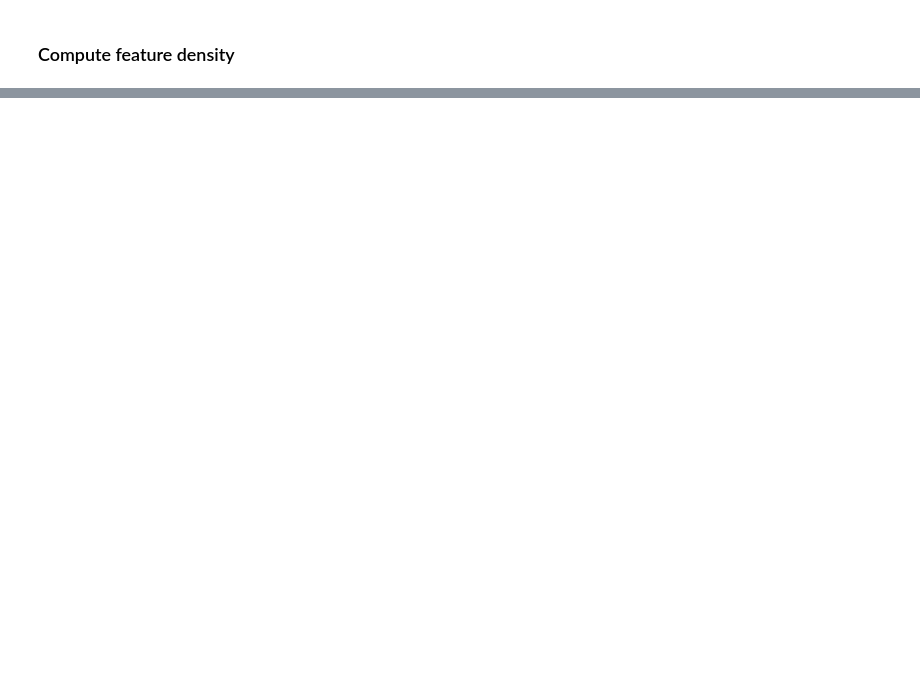
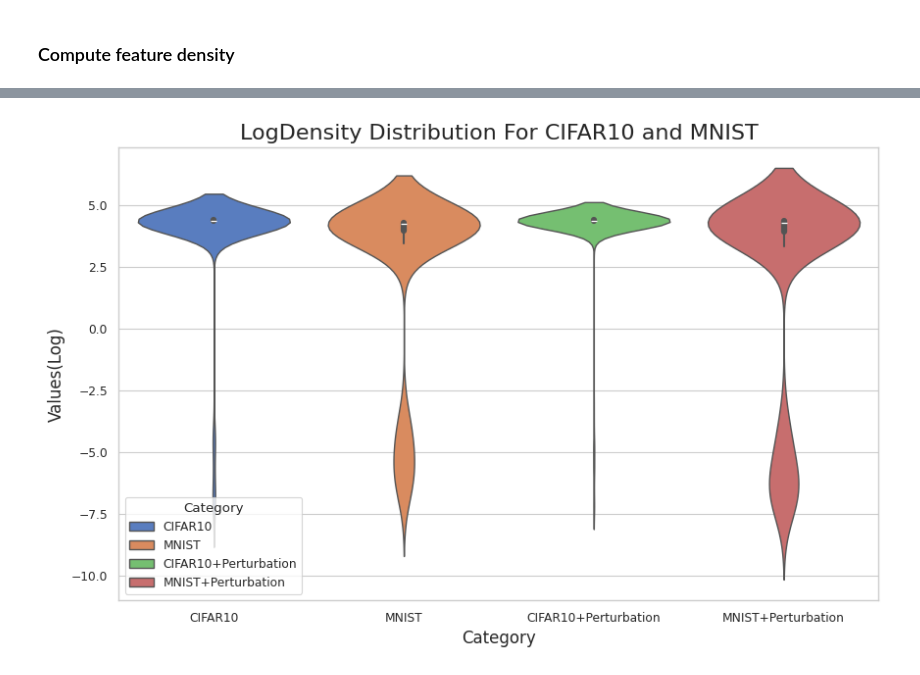
Before and after one commit to buyizhiyou/YYM, a Jupyter notebook: dum/notebooks/statistics_analyse_uncertainty.ipynb, the cells around one changed output, grey strips where cells are left out. Saved outputs shown, nothing was run; the diff lists cells and outputs as text; code cells hidden in the pictures; blank space fills up the shorter version.

Commit message:
add twice perturbation and -input perturbation

```diff
--- a/dum/notebooks/statistics_analyse_uncertainty.ipynb
+++ b/dum/notebooks/statistics_analyse_uncertainty.ipynb
@@ -323,0 +344,27 @@ plt.savefig(f'pngs/{model}/logdensity_hist_purturbation.png', bbox_inches='tight
+# %%
+x1= np.sign(logp.cpu().numpy()) * np.log10(np.abs(logp.cpu().numpy()))  # 零值单独处理
+x2= np.sign(logp2.cpu().numpy()) * np.log10(np.abs(logp2.cpu().numpy()))  # 零值单独处理
+x3= np.sign(ood_logp.cpu().numpy()) * np.log10(np.abs(ood_logp.cpu().numpy()))  # 零值单独处理
+x4= np.sign(ood_logp2.cpu().numpy()) * np.log10(np.abs(ood_logp2.cpu().numpy()))  # 零值单独处理
+data = {
+    "Values": np.concatenate([x1,x3,x2,x4]),
+    "Category": np.repeat(['CIFAR10', f'{ood_dataset}', 'CIFAR10+Perturbation', f'{ood_dataset}+Perturbation'],1000)
+}
+df = pd.DataFrame(data)
+
+# 绘制小提琴图
+plt.figure(figsize=(10, 6))
+sns.violinplot(x='Category', y='Values', hue='Category', data=df, palette='muted', inner='box', legend=True)
+# sns.boxplot(x='Category', y='Values', hue='Category',data=df, palette='muted',showmeans=True,)
+
+# 添加标题和标签
+plt.title(f'LogDensity Distribution For CIFAR10 and {ood_dataset}', fontsize=16)
+plt.xlabel('Category', fontsize=12)
+plt.ylabel('Values(Log)', fontsize=12)
+
+plt.savefig(f'pngs/{model}/logdensity_violin_purturbation.png', bbox_inches='tight')
+
+# 显示图表
+plt.show()
+# %% [output]
+[figure, added]
```
Also changed, not shown: parts of 16 cells of this notebook, 12 other files.
